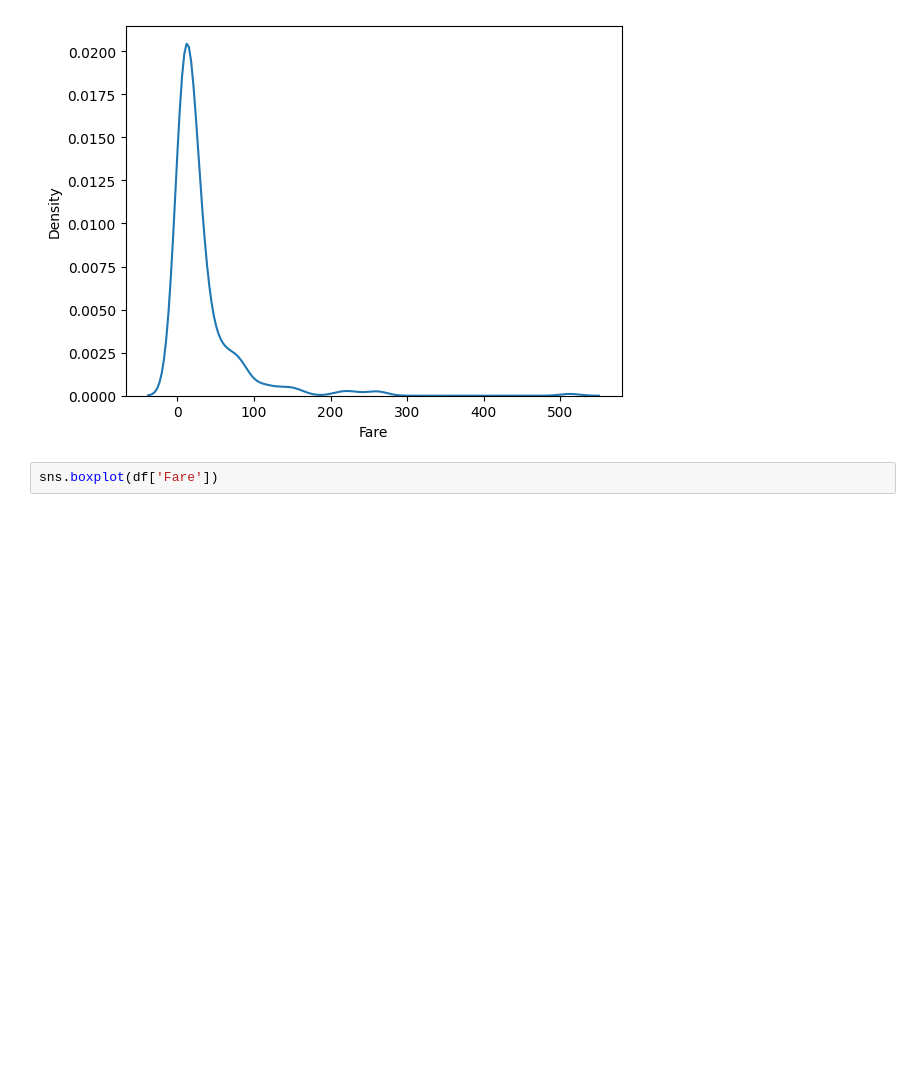
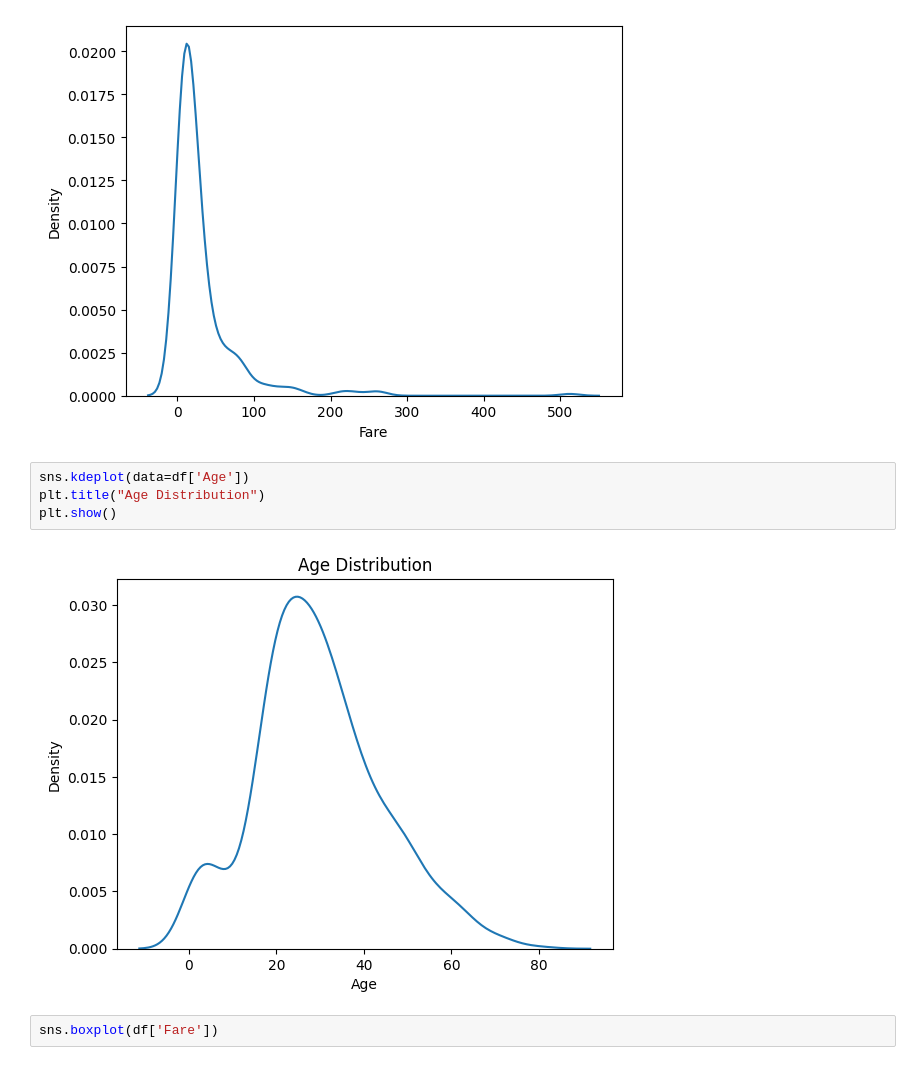
Before and after one commit to mehrab-abir/ai-ml, a Jupyter notebook: Machine Learning/EDA/eda_titanic_dataset.ipynb, the cells around one changed output. Cells and saved outputs as stored; diff of their text form; blank space fills up the shorter version.

```diff
--- a/Machine Learning/EDA/eda_titanic_dataset.ipynb
+++ b/Machine Learning/EDA/eda_titanic_dataset.ipynb
@@ -150,6 +150,12 @@ sns.kdeplot(df['Fare'])
 # %% [output]
 <Axes: xlabel='Fare', ylabel='Density'>
 [figure]
+# %%
+sns.kdeplot(data=df['Age'])
+plt.title("Age Distribution")
+plt.show()
+# %% [output]
+[figure, added]
 # %%
 sns.boxplot(df['Fare'])
 # %% [output]
```
Also changed, not shown: parts of 2 cells of this notebook, 2 other files.
